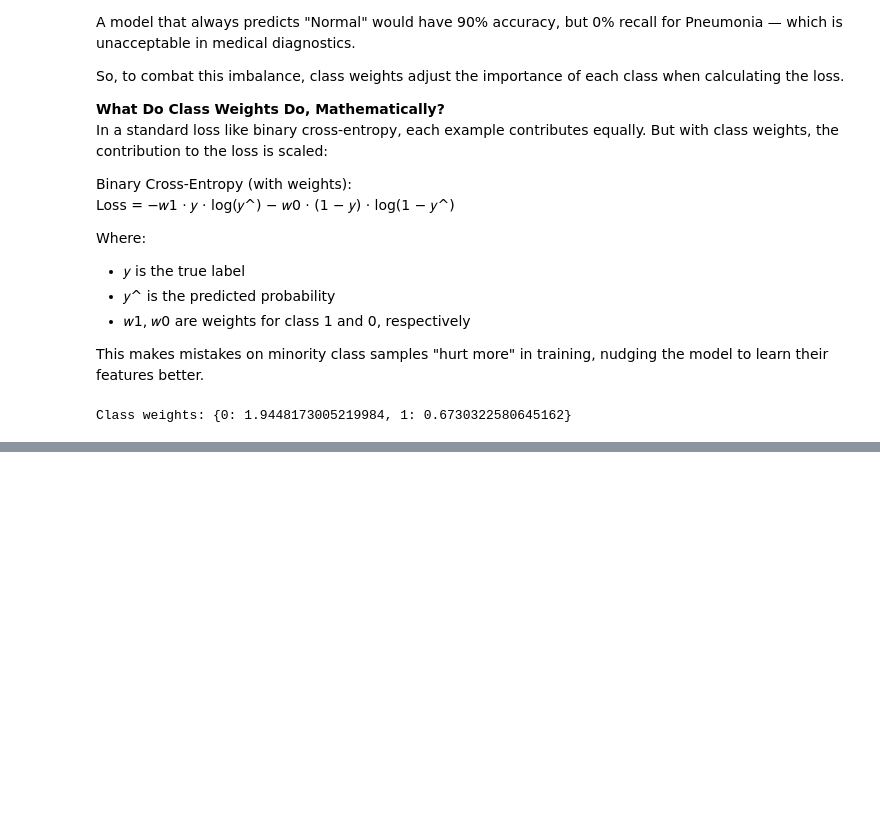
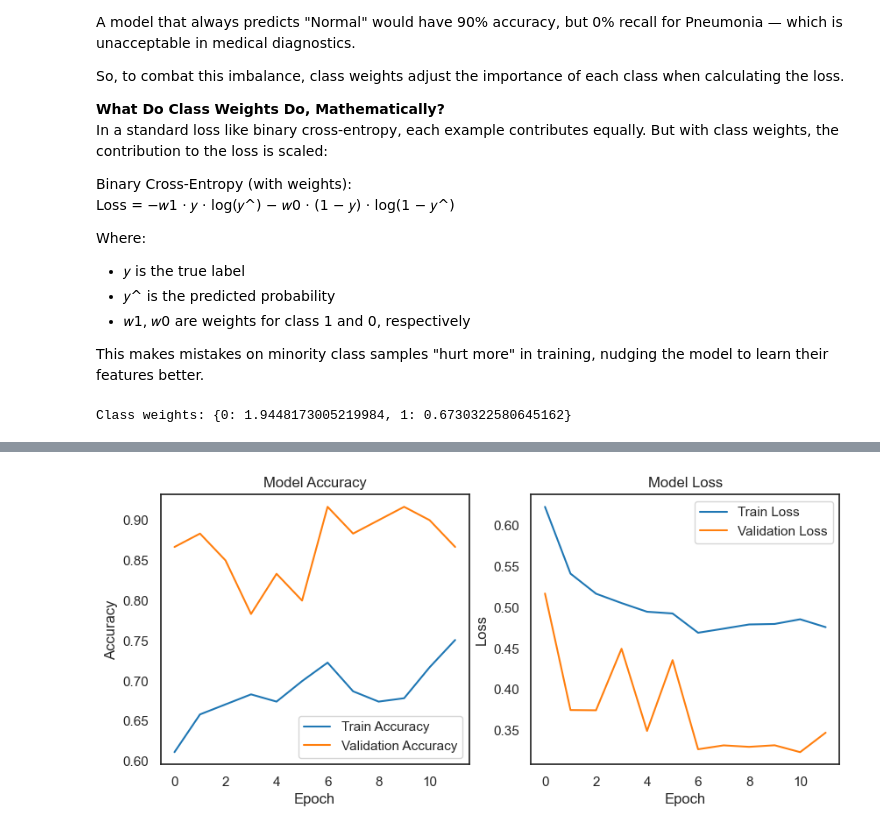
Before and after one commit to klau85/Pneumonia-Detection-, a Jupyter notebook: main.ipynb, the cells around one changed output, grey strips where cells are left out. Drawn from its saved outputs; the diff is of its cells as text; code cells hidden in the pictures; blank space fills up the shorter version.

Commit message:
change model

```diff
--- a/main.ipynb
+++ b/main.ipynb
@@ -118,6 +121,7 @@ Found 624 files belonging to 2 classes.
 data_augmentation = tf.keras.Sequential([
     tf.keras.layers.RandomFlip('horizontal'),
     tf.keras.layers.RandomRotation(0.05),
+    tf.keras.layers.RandomBrightness(0.1),
     tf.keras.layers.RandomZoom(0.1),
     tf.keras.layers.RandomContrast(0.1),
 ])
@@ -263,22 +283,30 @@ _________________________________________________________________
 # %%
 model.compile(loss='binary_crossentropy',
-              optimizer=tf.keras.optimizers.Adam(1e-5),
+              optimizer=tf.keras.optimizers.Adam(learning_rate=0.001),
               metrics=['accuracy',
-                       tf.keras.metrics.AUC(name='auc'),
                     #    tf.keras.metrics.Precision(name='precision'),
                     #    tf.keras.metrics.Recall(name='recall')
                        ])
 # %%
-early_stopping = EarlyStopping(monitor='val_loss', # You can also use 'val_auc' or 'val_accuracy'
-                               patience=4, # Wait n epochs before stopping if no improvement
+early_stopping = EarlyStopping(monitor='val_accuracy', # You can also use 'val_recall' or 'val_precision'
+                               patience=5, # Wait n epochs before stopping if no improvement
                                verbose=1,
                                restore_best_weights=True)
+
+learning_rate_scheduler = tf.keras.callbacks.ReduceLROnPlateau(
+    monitor='val_accuracy',
+    factor=0.5,  # Reduce learning rate by factor
+    patience=2,  # Wait n epochs before reducing the learning rate if no improvement
+    verbose=1,
+    min_lr=1e-6  # Minimum learning rate
+)
+# Train the model
 # %%
 # Fit the model
 history = model.fit(train_ds,
-                    epochs=10,
+                    epochs=20,
                     validation_data=val_ds,
                     class_weight=class_weight_dict,
-                    callbacks=[early_stopping],
+                    callbacks=[early_stopping, learning_rate_scheduler],
                     batch_size=BATCH_SIZE,)
 # %% [output]
@@ -305,3 +330,21 @@ Epoch 10/10
+# %%
+fig, ax = plt.subplots(1, 2, figsize=(10, 4))
+ax[0].plot(history.history['accuracy'], label='Train Accuracy')
+ax[0].plot(history.history['val_accuracy'], label='Validation Accuracy')
+ax[0].set_title('Model Accuracy')
+ax[0].set_ylabel('Accuracy')
+ax[0].set_xlabel('Epoch')
+ax[0].legend(loc='lower right')
+
+ax[1].plot(history.history['loss'], label='Train Loss')
+ax[1].plot(history.history['val_loss'], label='Validation Loss')
+ax[1].set_title('Model Loss')
+ax[1].set_ylabel('Loss')
+ax[1].set_xlabel('Epoch')
+ax[1].legend(loc='upper right')
+plt.show()
+# %% [output]
+[figure, added]
 # %%
 model.evaluate(test_ds)
 # %% [output]
```
Also changed, not shown: parts of 17 cells of this notebook.
